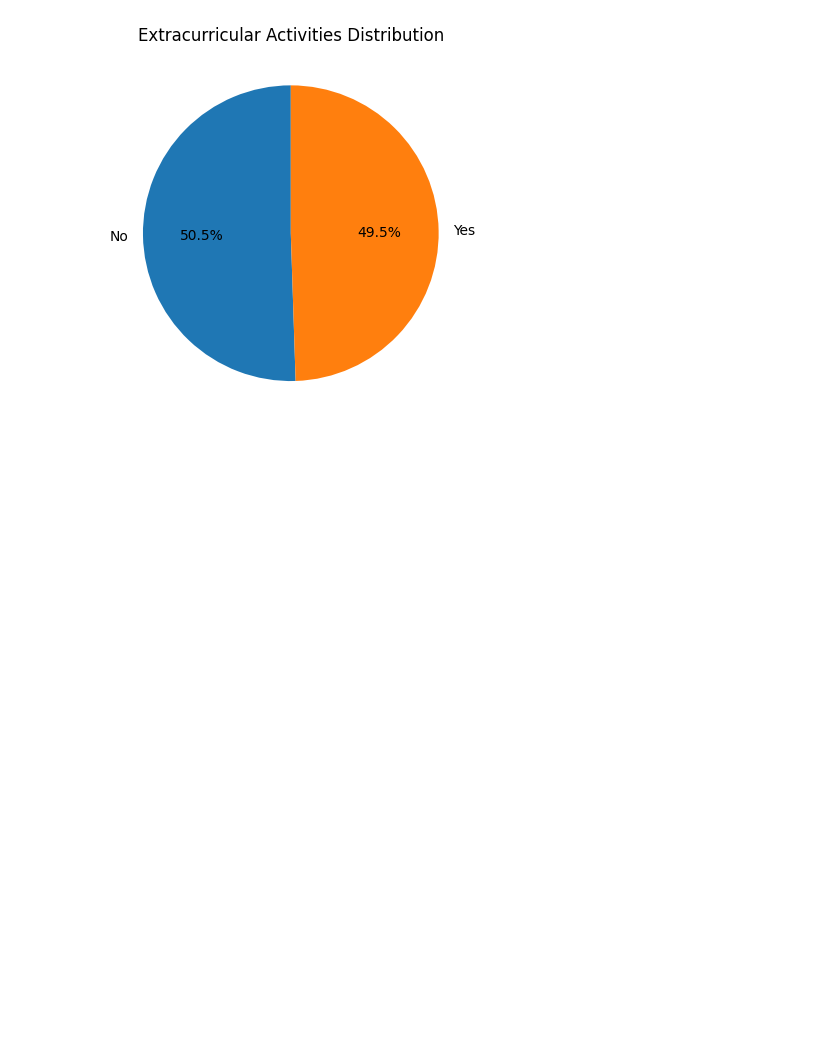
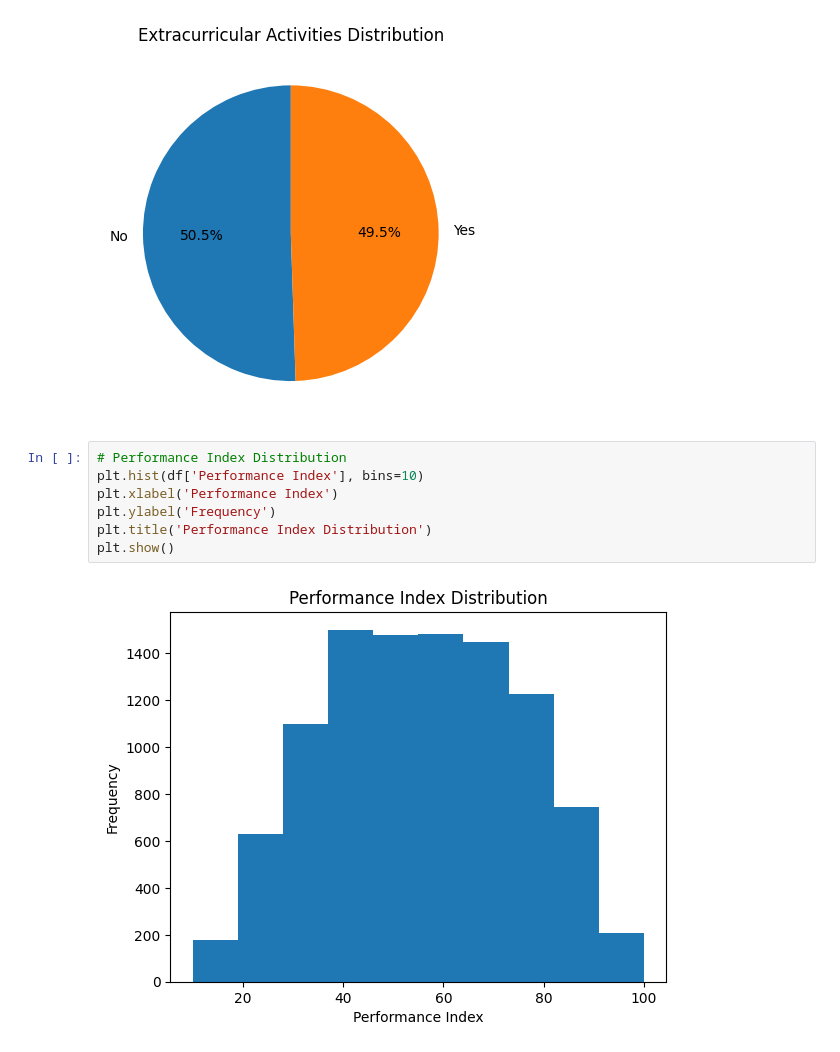
Before and after one commit to Tejeswar23/Daily-task, a Jupyter notebook: 13-1-2026/task2.ipynb, the cells around one changed output. Cells and saved outputs as stored; diff of their text form; blank space fills up the shorter version.

```diff
--- a/13-1-2026/task2.ipynb
+++ b/13-1-2026/task2.ipynb
@@ -51,3 +51,12 @@ plt.title('Extracurricular Activities Distribution')
 plt.show()
 # %% [output]
 [figure]
+# %%
+# Performance Index Distribution
+plt.hist(df['Performance Index'], bins=10)
+plt.xlabel('Performance Index')
+plt.ylabel('Frequency')
+plt.title('Performance Index Distribution')
+plt.show()
+# %% [output]
+[figure, added]
```
Also changed, not shown: parts of 1 cell of this notebook.
